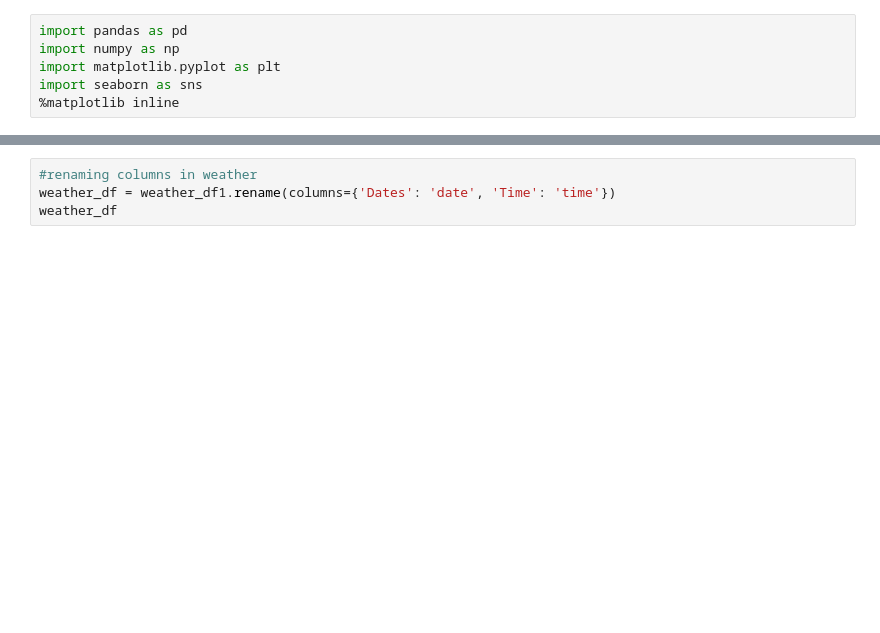
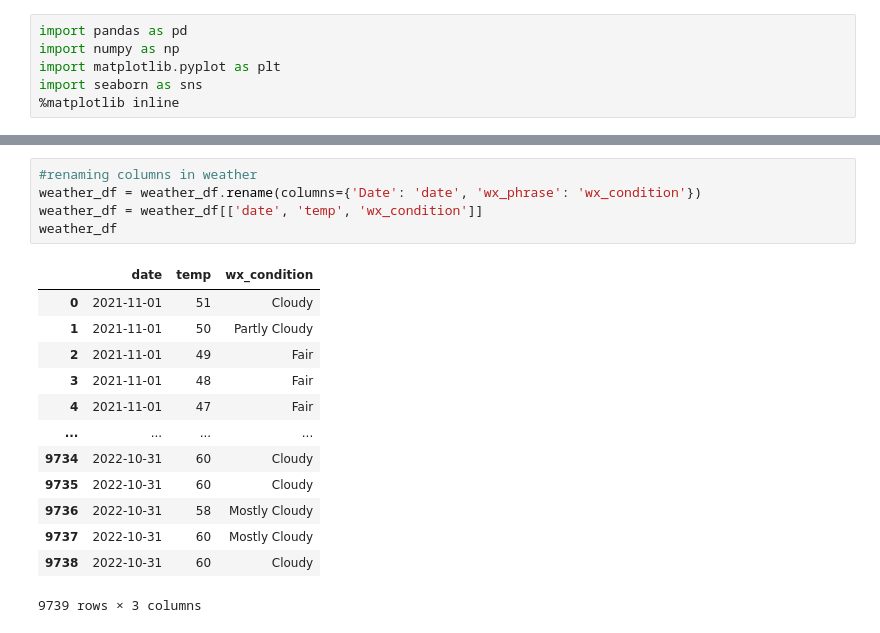
Before and after one commit to NSS-Data-Analytics-Cohort-7/wego-data-world-problems, a Jupyter notebook: notebook/We_go_project.ipynb, the cells around one changed output, grey strips where cells are left out. Cells and saved outputs as stored; diff of their text form; blank space fills up the shorter version.

```diff
--- a/notebook/We_go_project.ipynb
+++ b/notebook/We_go_project.ipynb
@@ -47,4 +147,19 @@ weather_df1
 # %%
 #renaming columns in weather
-weather_df = weather_df1.rename(columns={'Dates': 'date', 'Time': 'time'})
+weather_df = weather_df.rename(columns={'Date': 'date', 'wx_phrase': 'wx_condition'})
+weather_df = weather_df[['date', 'temp', 'wx_condition']]
 weather_df
+# %% [output]
+|  | date | temp | wx_condition |
+| 0 | 2021-11-01 | 51 | Cloudy |
+| 1 | 2021-11-01 | 50 | Partly Cloudy |
+| 2 | 2021-11-01 | 49 | Fair |
+| 3 | 2021-11-01 | 48 | Fair |
+| 4 | 2021-11-01 | 47 | Fair |
+| ... | ... | ... | ... |
+| 9734 | 2022-10-31 | 60 | Cloudy |
+| 9735 | 2022-10-31 | 60 | Cloudy |
+| 9736 | 2022-10-31 | 58 | Mostly Cloudy |
+| 9737 | 2022-10-31 | 60 | Mostly Cloudy |
+| 9738 | 2022-10-31 | 60 | Cloudy |
+9739 rows × 3 columns
```
Also changed, not shown: parts of 13 cells of this notebook.
